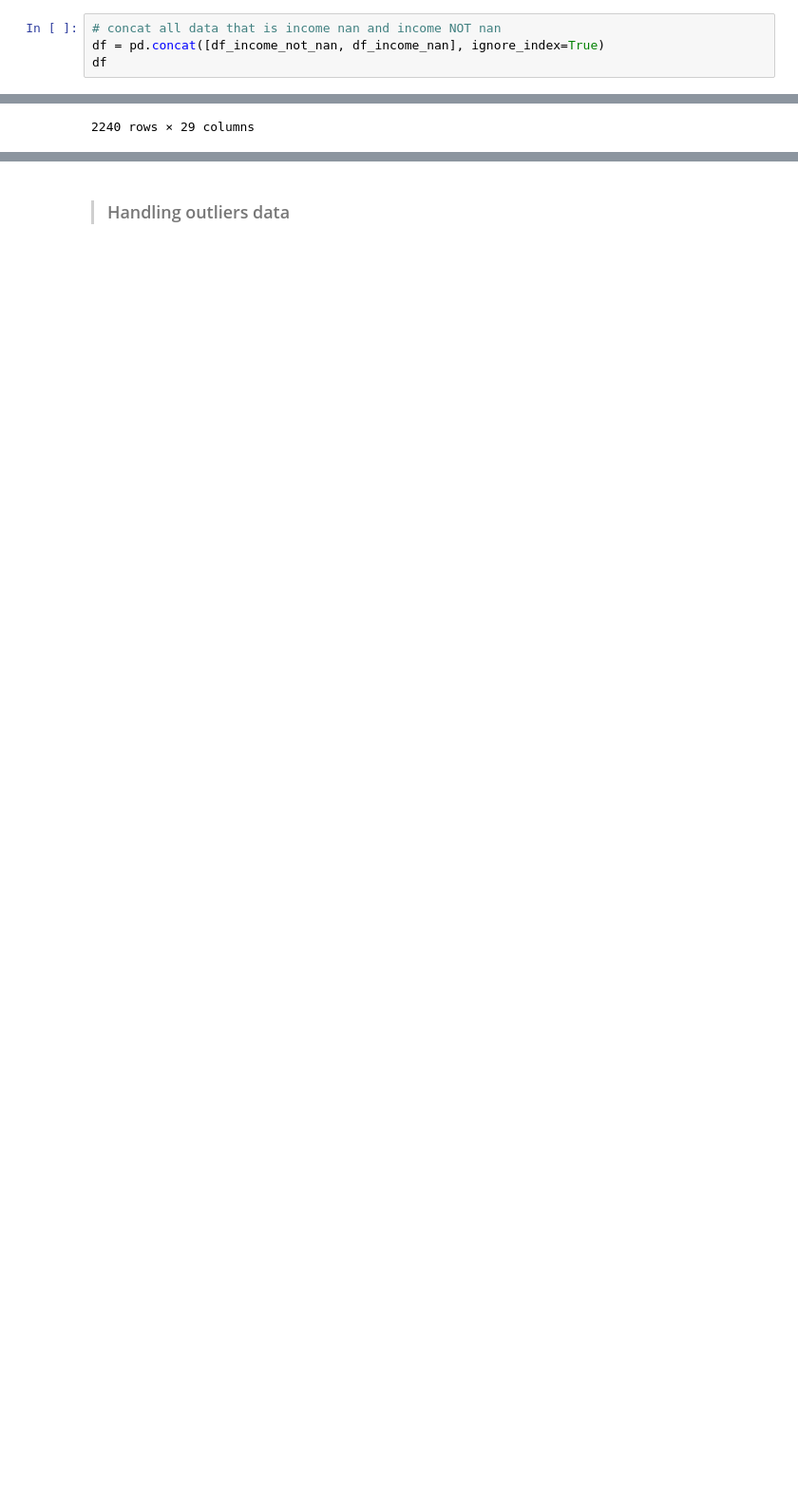
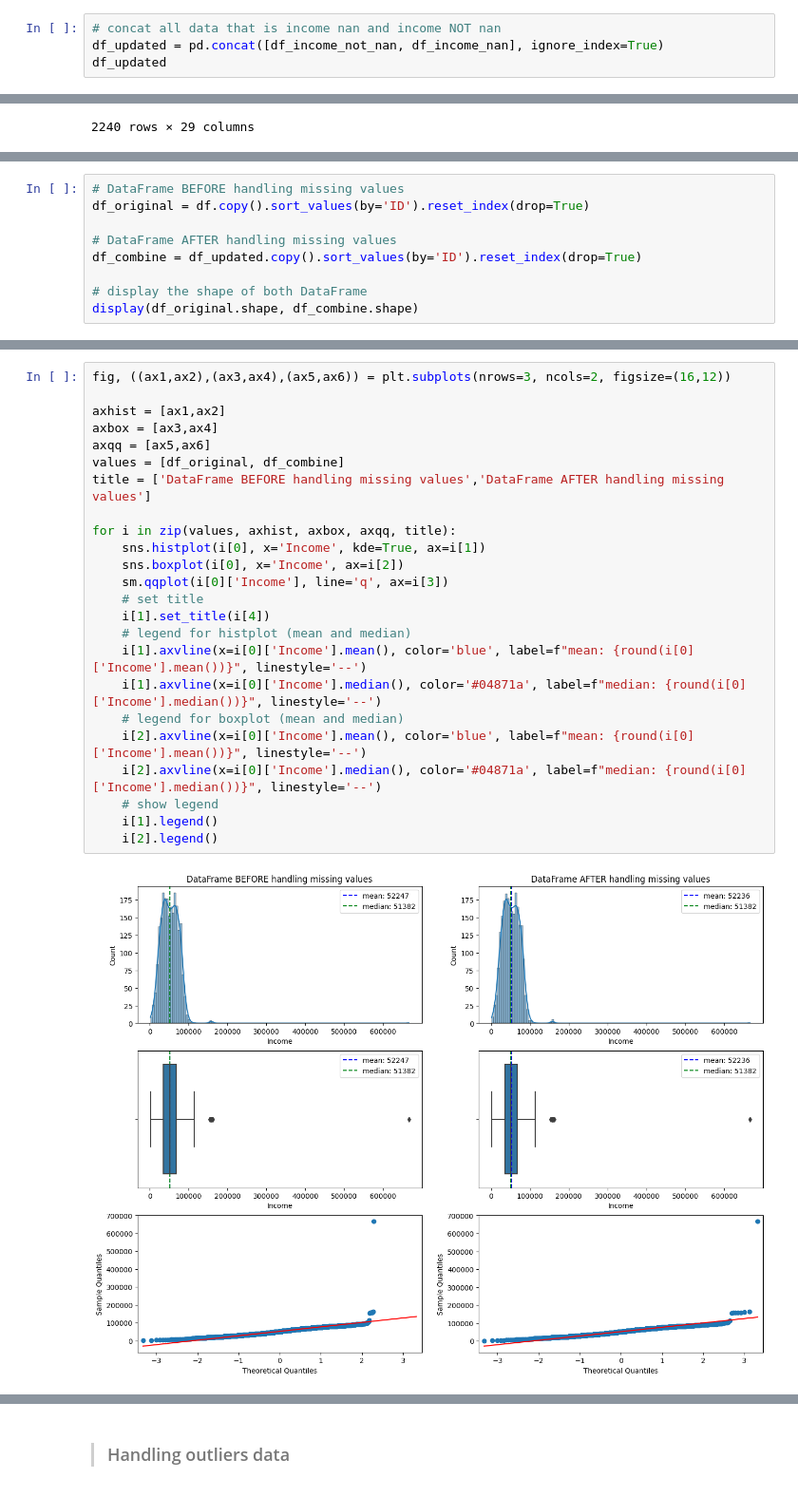
Before and after one commit to fnkhairudin/CapstoneProjectModul2, a Jupyter notebook: notebooks/1.0-fnk-data-prepreation.ipynb, the cells around one changed output, grey strips where cells are left out. Shown at 95% size. Saved outputs shown, nothing was run; the diff lists cells and outputs as text; blank space fills up the shorter version.

Commit message:
validate filling missing values Income not finished yet

```diff
--- a/notebooks/dataCleaning.ipynb
+++ b/notebooks/1.0-fnk-data-prepreation.ipynb
@@ -427,8 +438,8 @@ df_income_not_nan
 2216 rows × 29 columns
 # %%
 # concat all data that is income nan and income NOT nan
-df = pd.concat([df_income_not_nan, df_income_nan], ignore_index=True)
-df
+df_updated = pd.concat([df_income_not_nan, df_income_nan], ignore_index=True)
+df_updated
 # %% [output]
 |  | ID | Year_Birth | Education | Marital_Status | Income | Kidhome | Teenhome | Dt_Customer | Recency | ... |
 | 0 | 5524 | 1957 | Graduation | Single | 58138.000000 | 0 | 0 | 2012-09-04 | 58 | ... |
@@ -450,0 +466,9 @@ df.query("Income.isna()")
+# %%
+# DataFrame BEFORE handling missing values
+df_original = df.copy().sort_values(by='ID').reset_index(drop=True)
+
+# DataFrame AFTER handling missing values
+df_combine = df_updated.copy().sort_values(by='ID').reset_index(drop=True)
+
+# display the shape of both DataFrame
+display(df_original.shape, df_combine.shape)
@@ -450,0 +478,26 @@ df.query("Income.isna()")
+# %%
+fig, ((ax1,ax2),(ax3,ax4),(ax5,ax6)) = plt.subplots(nrows=3, ncols=2, figsize=(16,12))
+
+axhist = [ax1,ax2]
+axbox = [ax3,ax4]
+axqq = [ax5,ax6]
+values = [df_original, df_combine]
+title = ['DataFrame BEFORE handling missing values','DataFrame AFTER handling missing values']
+
+for i in zip(values, axhist, axbox, axqq, title):
+    sns.histplot(i[0], x='Income', kde=True, ax=i[1])
+    sns.boxplot(i[0], x='Income', ax=i[2])
+    sm.qqplot(i[0]['Income'], line='q', ax=i[3])
+    # set title
+    i[1].set_title(i[4])
+    # legend for histplot (mean and median)
+    i[1].axvline(x=i[0]['Income'].mean(), color='blue', label=f"mean: {round(i[0]['Income'].mean())}", linestyle='--')
+    i[1].axvline(x=i[0]['Income'].median(), color='#04871a', label=f"median: {round(i[0]['Income'].median())}", linestyle='--')
+    # legend for boxplot (mean and median)
+    i[2].axvline(x=i[0]['Income'].mean(), color='blue', label=f"mean: {round(i[0]['Income'].mean())}", linestyle='--')
+    i[2].axvline(x=i[0]['Income'].median(), color='#04871a', label=f"median: {round(i[0]['Income'].median())}", linestyle='--')
+    # show legend
+    i[1].legend()
+    i[2].legend()
+# %% [output]
+[figure, added]
```
Also changed, not shown: parts of 37 cells of this notebook, 2 other files.
